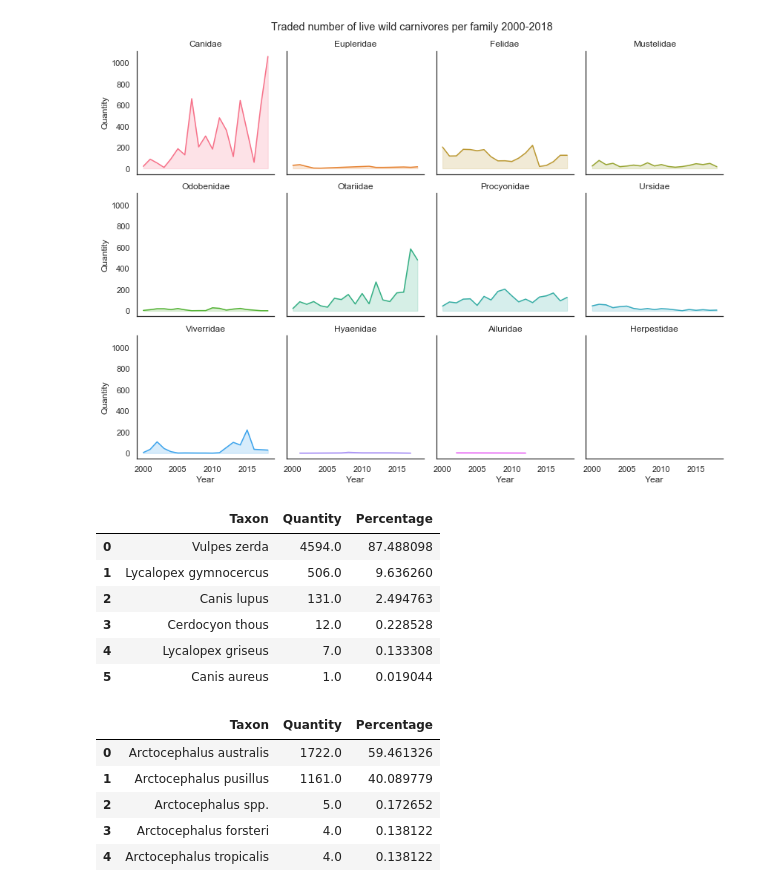
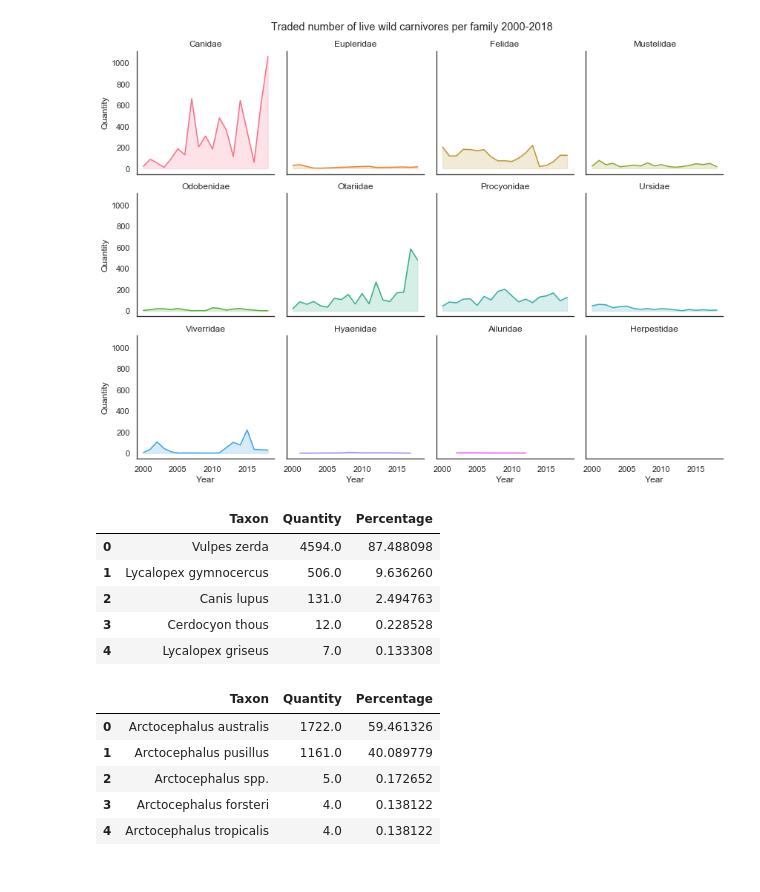
Before and after one commit to paoloironhack/dataptams2020, a Jupyter notebook: projects/Project4_Module2_Final_Project/your-code/Project4_notebook1.ipynb, the cells around one changed output. Cells and saved outputs as stored; diff of their text form; code cells hidden in the pictures.

```diff
--- a/projects/Project4_Module2_Final_Project/your-code/Project4_notebook1.ipynb
+++ b/projects/Project4_Module2_Final_Project/your-code/Project4_notebook1.ipynb
@@ -776,23 +771,22 @@ plt.show()
 # %%
 # Let's look into these families in a bit more detail, which genera and species are traded the most?
 
 canidae = df2[df2['Family'] == 'Canidae']
 
 canidae_taxon_counts = canidae.groupby(['Taxon'], as_index = False).agg({'Quantity': 'sum'}).sort_values(by = 'Quantity', ascending = False).reset_index(drop = True)
 
 # Add column with percentages of total
 canidae_taxon_counts['Percentage'] = (canidae_taxon_counts['Quantity'] / canidae_taxon_counts['Quantity'].sum()) *100
-canidae_taxon_counts
+canidae_taxon_counts.head()
 
 # The fennec fox is by far the most traded canid (87%), followed by the pampas fox and the wolf
 # %% [output]
 |  | Taxon | Quantity | Percentage |
 | 0 | Vulpes zerda | 4594.0 | 87.488098 |
 | 1 | Lycalopex gymnocercus | 506.0 | 9.636260 |
 | 2 | Canis lupus | 131.0 | 2.494763 |
 | 3 | Cerdocyon thous | 12.0 | 0.228528 |
 | 4 | Lycalopex griseus | 7.0 | 0.133308 |
-| 5 | Canis aureus | 1.0 | 0.019044 |
 # %%
 # And how about the Otariidae?
 
```
Also changed, not shown: parts of 48 cells of this notebook.
